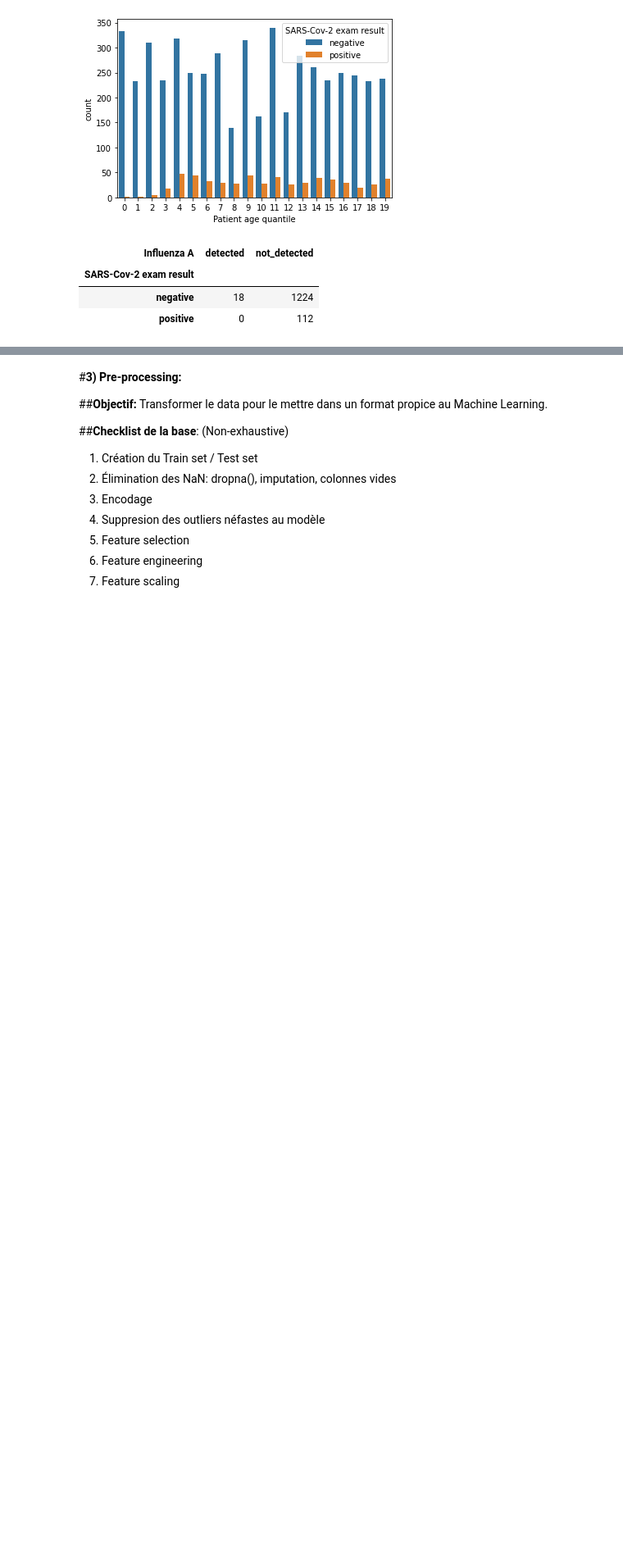
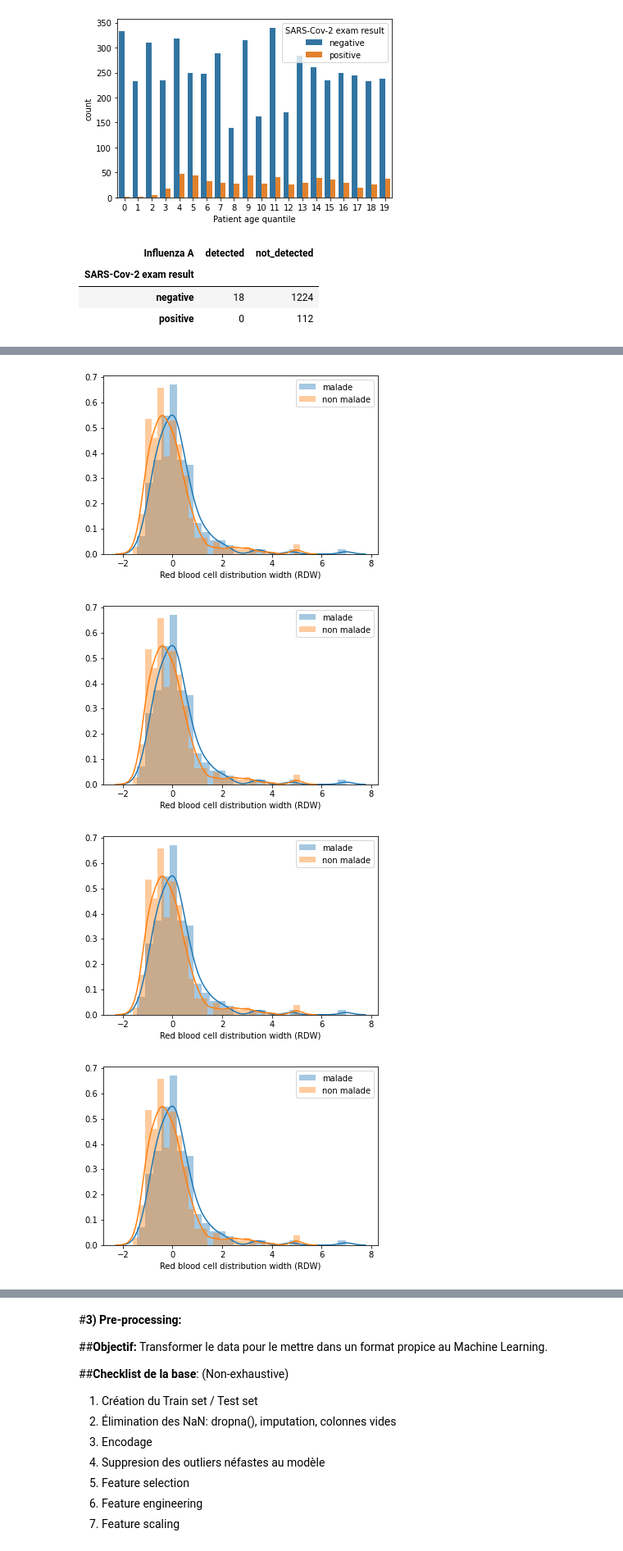
Before and after one commit to esteban-santiago/MachineLearning, a Jupyter notebook: COVID_19.ipynb, the cells around one changed output, grey strips where cells are left out. Shown at 82% size. Drawn from its saved outputs; the diff is of its cells as text; code cells hidden in the pictures; blank space fills up the shorter version.

```diff
--- a/COVID_19.ipynb
+++ b/COVID_19.ipynb
@@ -185,0 +209,7 @@ for col in viral_columns:
+# %%
+#Analyse plus avancée
+#Relation variables/variables
+#blood_data / age
+for col in blood_columns:
+  plt.figure()
+  sns.lmplot(x='Patient age quantile', y = col, hue= 'SARS-Cov-2 exam result', data=df)
@@ -185,0 +254,20 @@ for col in viral_columns:
+# %%
+#Analyse plus avancée
+#Relation variables/variables
+# viral / sanguin
+#Création d'une nouvelle variable "est malade"
+#[:-2] -> supprime les deux dernières colonnes
+df['est malade'] = np.sum(df[viral_columns[:-2]] == 'detected', axis=1) >= 1
+malade_df = df[df['est malade'] == True]
+non_malade_df = df[df['est malade'] == False]
+# %%
+for cols in blood_columns:
+  plt.figure()
+  sns.distplot(malade_df[col], label="malade")
+  sns.distplot(non_malade_df[col], label="non malade")
+  plt.legend()
+# %% [output]
+[figure, added]
+[figure, added]
+[figure, added]
+[figure, added]
```
Also changed, not shown: parts of 18 cells of this notebook.
